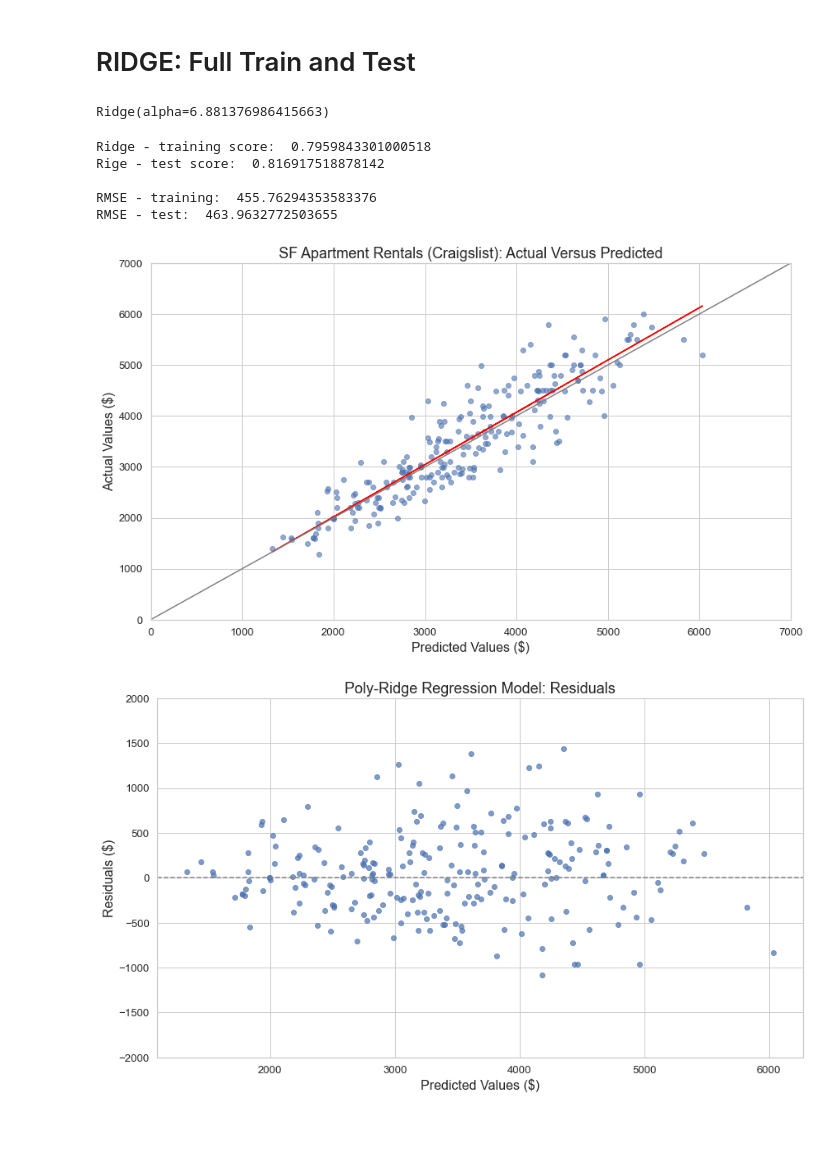
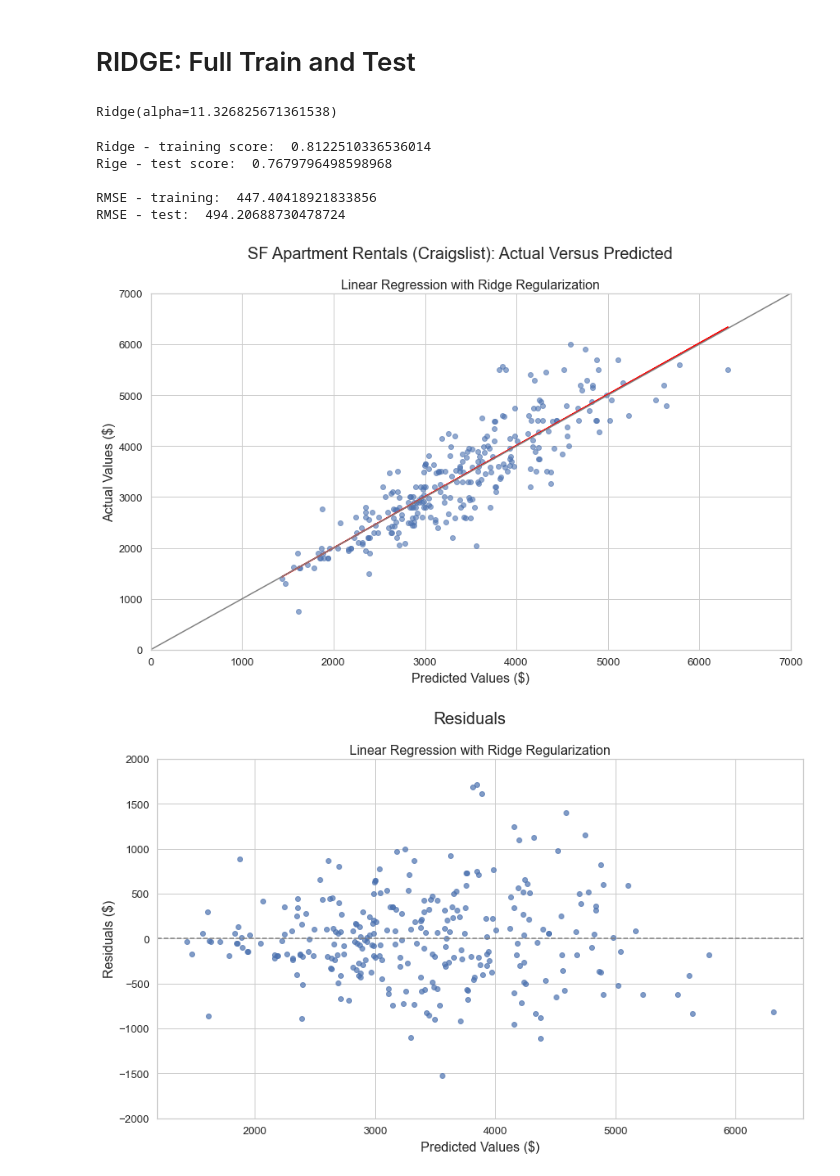
Before and after one commit to alfredjackieots/CL-housing-rent-predictions, a Jupyter notebook: explore_poly.ipynb, the cells around one changed output. Cells and saved outputs as stored; diff of their text form; code cells hidden in the pictures; blank space fills up the shorter version.

Commit message:
finalized model

```diff
--- a/explore_poly.ipynb
+++ b/explore_poly.ipynb
@@ -71,10 +58,10 @@ X, y = sf.drop('price',axis=1), sf['price']
 
 # Training versus Test Data
 # hold out 20% of the data for testing
-X, X_test, y, y_test = train_test_split(X, y, test_size=.25, random_state=5)
+X, X_test, y, y_test = train_test_split(X, y, test_size=.2, random_state=5)
 
 # Training versus Validation
-X_train, X_val, y_train, y_val = train_test_split(X, y, test_size=.25, random_state=3)
+X_train, X_val, y_train, y_val = train_test_split(X, y, test_size=.2, random_state=3)
 # %% [markdown]
 ## Polynomial Features Set Up
 # %%
@@ -93,7 +80,6 @@ X_test_scaled = scaler.transform(X_test_poly)
 # %% [markdown]
 ## Lasso
 # %%
-alphavec = 10**np.linspace(-2,2,1000)
+alphavec = 10**np.linspace(-2,1,10000)
 
-lasso_model = LassoCV(alphas=alphavec, cv=5)
-lasso_model.fit(X_train_scaled, y_train)
+lasso_model = LassoCV(alphas=alphavec, cv=3).fit(X_train_scaled, y_train)
@@ -181,5 +153,5 @@ X, y = sf2.drop('price',axis=1), sf2['price']
 
 # Training versus Test Data
 # hold out 20% of the data for testing
-X, X_test, y, y_test = train_test_split(X, y, test_size=.25, random_state=6)
+X, X_test, y, y_test = train_test_split(X, y, test_size=.3, random_state=7)
 # %%
@@ -314,7 +311,7 @@ X_test_scaled = scaler.transform(X_test_poly)
 rid = Ridge(alpha=rid_alpha)
 rid.fit(X_train_scaled, y)
 # %% [output]
-Ridge(alpha=6.881376986415663)
+Ridge(alpha=11.326825671361538)
 # %%
 print("Ridge - training score: ", rid.score(X_train_scaled, y))
 print("Rige - test score: ", rid.score(X_test_scaled, y_test))
@@ -322,32 +319,33 @@ print("")
 print("RMSE - training: ", mean_squared_error(y, rid.predict(X_train_scaled), squared=False))
 print("RMSE - test: ", mean_squared_error(y_test, rid.predict(X_test_scaled), squared=False))
 # %% [output]
-Ridge - training score:  0.7959843301000518
-Rige - test score:  0.816917518878142
+Ridge - training score:  0.8122510336536014
+Rige - test score:  0.7679796498598968
 
-RMSE - training:  455.76294353583376
-RMSE - test:  463.9632772503655
+RMSE - training:  447.40418921833856
+RMSE - test:  494.20688730478724
 # %%
 rid_predict = rid.predict(X_test_scaled)
 # %%
 plt.figure(figsize=(14, 8))
 plt.scatter(rid_predict, y_test, alpha=.6)
 
 z = np.polyfit(rid_predict, y_test, 1)
 p = np.poly1d(z)
 plb.plot(rid_predict, p(rid_predict), 'm-', color='red')
 plt.plot(np.linspace(0,7000,1000), np.linspace(0,7000,1000), color='grey')
 
 plt.xlim(0, 7000)
 plt.ylim(0, 7000)
 
-plt.title('SF Apartment Rentals (Craigslist): Actual Versus Predicted', fontsize=18, fontname='Arial')
+plt.suptitle('SF Apartment Rentals (Craigslist): Actual Versus Predicted', fontsize=20, fontname='Arial')
+plt.title('Linear Regression with Ridge Regularization', fontsize=16, fontname='Arial')
 plt.xlabel('Predicted Values ($)', fontsize=16, fontname='Arial')
 plt.ylabel('Actual Values ($)', fontsize=16, fontname='Arial');
 
-#plt.savefig('img/actual_predicted.png');
+#plt.savefig('img/ridge_actual_predicted.png');
 # %% [output]
-[figure, old version]
+[figure, new version]
 # %%
 rid_residual = (y_test - rid_predict)
 # %%
@@ -355,11 +353,12 @@ plt.figure(figsize=(14, 8))
 plt.scatter(rid_predict, rid_residual, alpha=.7)
 
 plt.axhline(0, linestyle='--', color='grey')
-plt.title('Poly-Ridge Regression Model: Residuals', fontsize=18, fontname='Arial')
+plt.suptitle('Residuals', fontsize=20, fontname='Arial')
+plt.title('Linear Regression with Ridge Regularization', fontsize=16, fontname='Arial')
 plt.ylim(-2000, 2000)
 plt.xlabel('Predicted Values ($)', fontsize=16, fontname='Arial')
 plt.ylabel('Residuals ($)', fontsize=16, fontname='Arial');
 
-#plt.savefig('img/residuals.png');
+#plt.savefig('img/ridge_residuals.png');
 # %% [output]
-[figure, old version]
+[figure, new version]
```
Also changed, not shown: parts of 36 cells of this notebook, 13 other files.
